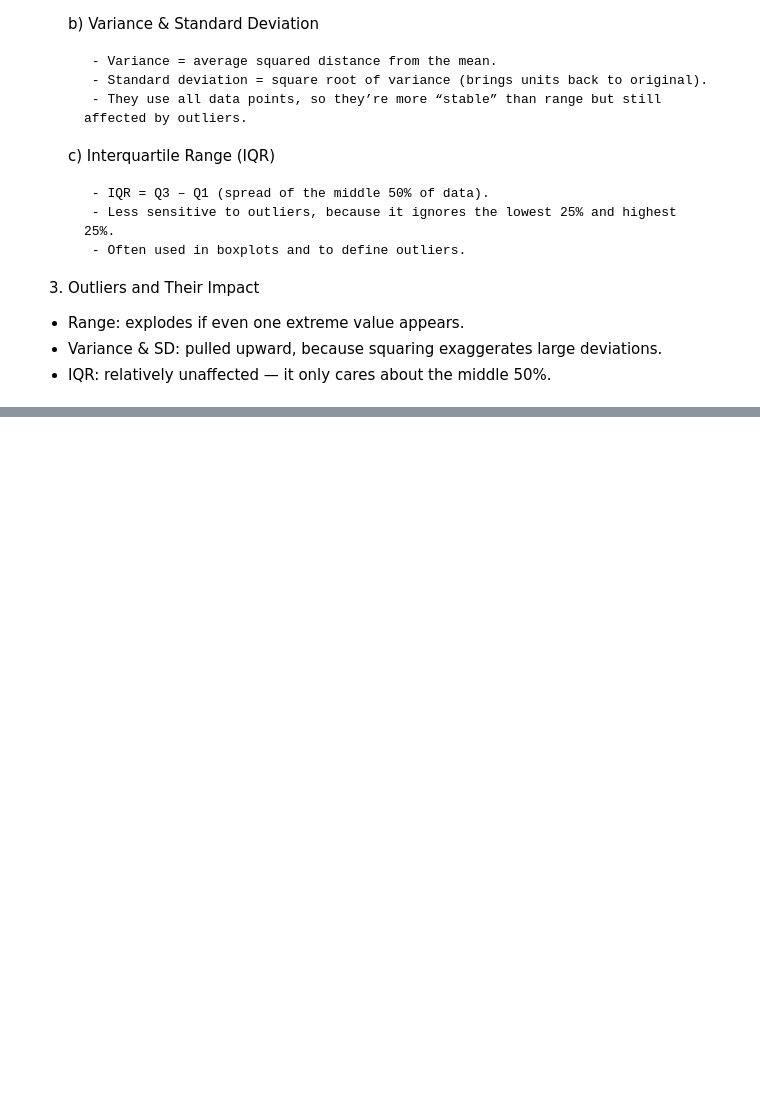
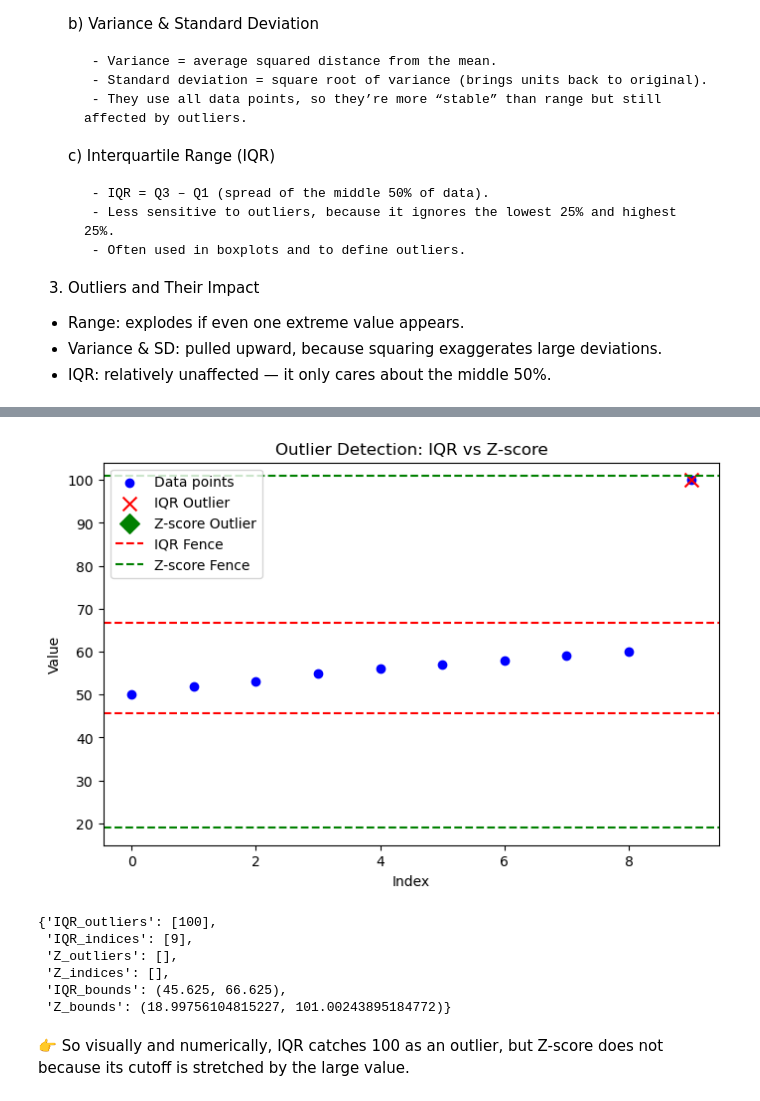
Before and after one commit to mlnotes2718/introduction-statistics-machine-learning, a Jupyter notebook: Statistics-in-ML-2-Spread-Dispersion.ipynb, the cells around one changed output, grey strips where cells are left out. Drawn from its saved outputs; the diff is of its cells as text; code cells hidden in the pictures; blank space fills up the shorter version.

```diff
--- a/Statistics-in-ML-2-Spread-Dispersion.ipynb
+++ b/Statistics-in-ML-2-Spread-Dispersion.ipynb
@@ -38,0 +613,75 @@ Question for you: If both have the same mean, which dataset would be harder to p
+# %%
+import numpy as np
+import pandas as pd
+import matplotlib.pyplot as plt
+from scipy import stats
+
+# Dataset
+data = np.array([50, 52, 53, 55, 56, 57, 58, 59, 60, 100])
+df = pd.DataFrame(data, columns=['value'])
+
+# --- IQR Method ---
+Q1 = np.percentile(data, 25)
+Q3 = np.percentile(data, 75)
+IQR = Q3 - Q1
+
+lower_bound = Q1 - 1.5 * IQR
+upper_bound = Q3 + 1.5 * IQR
+
+# --- Z-score Method ---
+z_scores = stats.zscore(data)
+z_threshold = 3  # typical cutoff
+
+# --- Plot ---
+fig, ax = plt.subplots(figsize=(8, 5))
+
+# Plot data points
+ax.scatter(range(len(data)), data, color='blue', label='Data points')
+
+# Highlight IQR outliers
+iqr_outliers = np.where((data < lower_bound) | (data > upper_bound))[0]
+ax.scatter(iqr_outliers, data[iqr_outliers], color='red', s=100, marker='x', label='IQR Outlier')
+
+# Highlight Z-score outliers
+z_outliers = np.where(np.abs(z_scores) > z_threshold)[0]
+ax.scatter(z_outliers, data[z_outliers], color='green', s=100, marker='D', label='Z-score Outlier')
+
+# Add IQR fences
+ax.axhline(lower_bound, color='red', linestyle='--', label='IQR Fence')
+ax.axhline(upper_bound, color='red', linestyle='--')
+
+# Add Z-score fences (mean ± 3σ)
+mean = np.mean(data)
+std = np.std(data)
+ax.axhline(mean - 3*std, color='green', linestyle='--', label='Z-score Fence')
+ax.axhline(mean + 3*std, color='green', linestyle='--')
+
+# Labels
+ax.set_title("Outlier Detection: IQR vs Z-score")
+ax.set_xlabel("Index")
+ax.set_ylabel("Value")
+ax.legend()
+
+plt.show()
+
+results = {
+    "IQR_outliers": data[iqr_outliers].tolist(),
+    "IQR_indices": iqr_outliers.tolist(),
+    "Z_outliers": data[z_outliers].tolist(),
+    "Z_indices": z_outliers.tolist(),
+    "IQR_bounds": (lower_bound, upper_bound),
+    "Z_bounds": (mean - 3*std, mean + 3*std)
+}
+# %% [output]
+[figure, added]
+# %%
+display(results)
+# %% [output]
+{'IQR_outliers': [100],
+ 'IQR_indices': [9],
+ 'Z_outliers': [],
+ 'Z_indices': [],
+ 'IQR_bounds': (45.625, 66.625),
+ 'Z_bounds': (18.99756104815227, 101.00243895184772)}
+# %% [markdown]
+👉 So visually and numerically, IQR catches 100 as an outlier, but Z-score does not because its cutoff is stretched by the large value.
```
Also changed, not shown: parts of 39 cells of this notebook.
